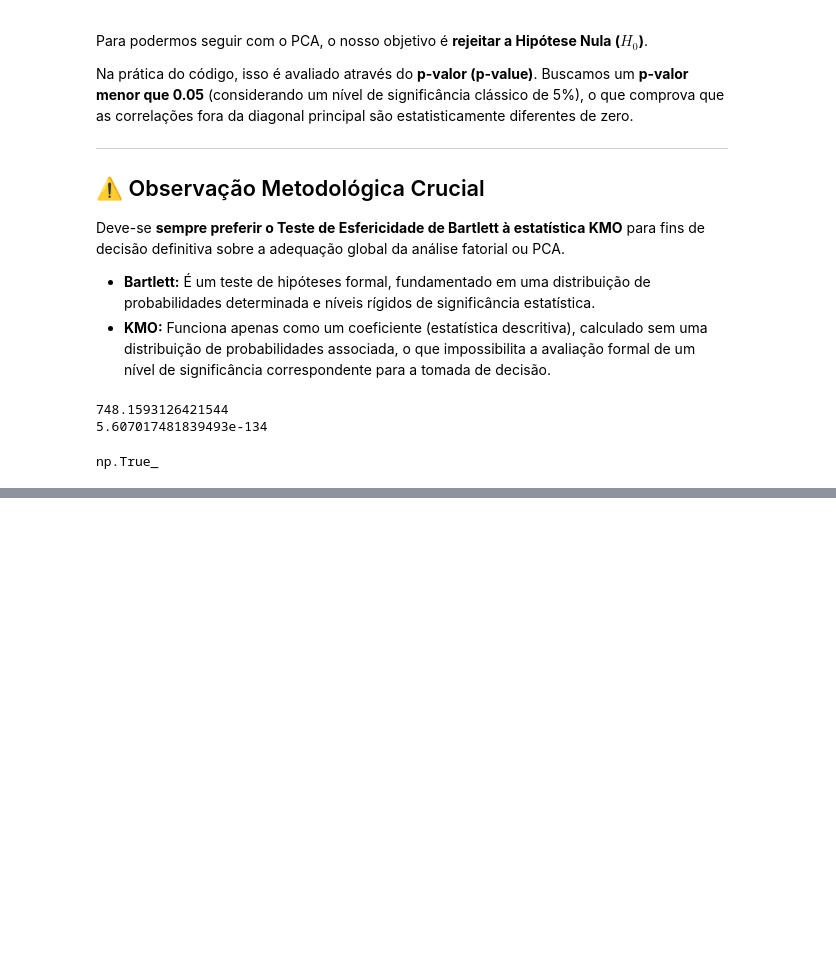
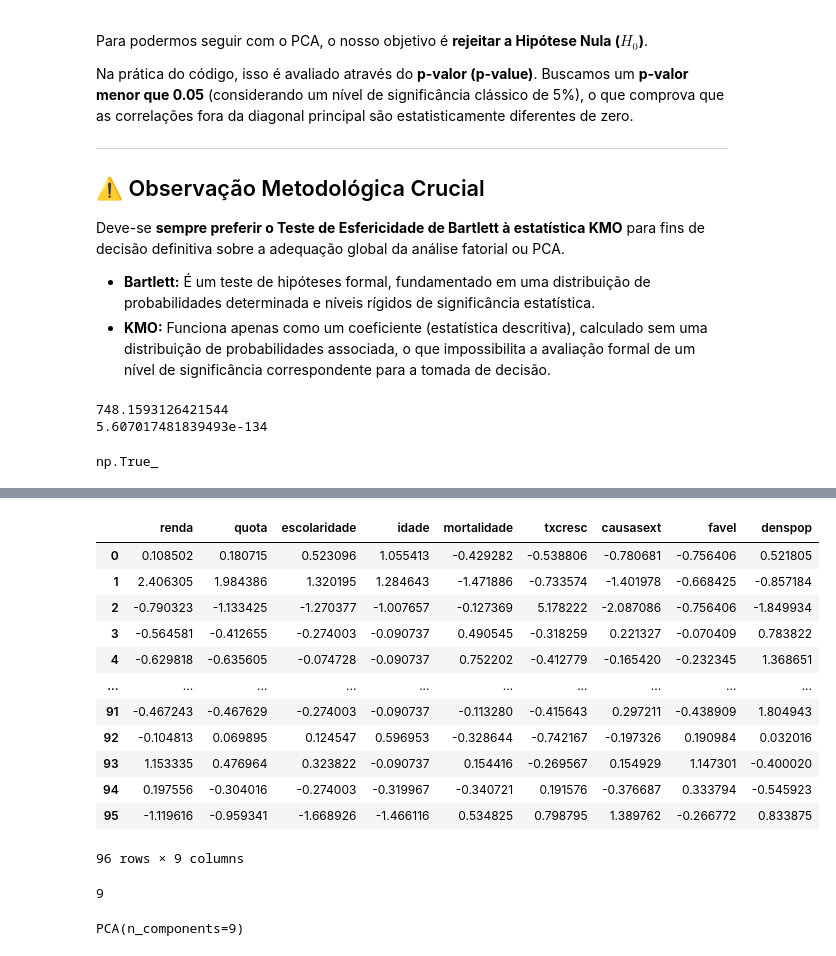
Before and after one commit to Vagnerkrg/sp-urban-segmentation-pca, a Jupyter notebook: analise_pca.ipynb, the cells around one changed output, grey strips where cells are left out. Cells and saved outputs as stored; diff of their text form; code cells hidden in the pictures; blank space fills up the shorter version.

```diff
--- a/analise_pca.ipynb
+++ b/analise_pca.ipynb
@@ -150,0 +208,4 @@ np.True_
+# %%
+padronizar = StandardScaler()
+variaveis_numericas = padronizar.fit_transform(variaveis_numericas)
+variaveis_numericas
@@ -150,0 +230,17 @@ np.True_
+# %%
+dados_padronizados = pd.DataFrame(variaveis_numericas, columns = colunas_numericas)
+dados_padronizados
+# %% [output]
+|  | renda | quota | escolaridade | idade | mortalidade | txcresc | causasext | favel | denspop |
+| 0 | 0.108502 | 0.180715 | 0.523096 | 1.055413 | -0.429282 | -0.538806 | -0.780681 | -0.756406 | 0.521805 |
+| 1 | 2.406305 | 1.984386 | 1.320195 | 1.284643 | -1.471886 | -0.733574 | -1.401978 | -0.668425 | -0.857184 |
+| 2 | -0.790323 | -1.133425 | -1.270377 | -1.007657 | -0.127369 | 5.178222 | -2.087086 | -0.756406 | -1.849934 |
+| 3 | -0.564581 | -0.412655 | -0.274003 | -0.090737 | 0.490545 | -0.318259 | 0.221327 | -0.070409 | 0.783822 |
+| 4 | -0.629818 | -0.635605 | -0.074728 | -0.090737 | 0.752202 | -0.412779 | -0.165420 | -0.232345 | 1.368651 |
+| ... | ... | ... | ... | ... | ... | ... | ... | ... | ... |
+| 91 | -0.467243 | -0.467629 | -0.274003 | -0.090737 | -0.113280 | -0.415643 | 0.297211 | -0.438909 | 1.804943 |
+| 92 | -0.104813 | 0.069895 | 0.124547 | 0.596953 | -0.328644 | -0.742167 | -0.197326 | 0.190984 | 0.032016 |
+| 93 | 1.153335 | 0.476964 | 0.323822 | -0.090737 | 0.154416 | -0.269567 | 0.154929 | 1.147301 | -0.400020 |
+| 94 | 0.197556 | -0.304016 | -0.274003 | -0.319967 | -0.340721 | 0.191576 | -0.376687 | 0.333794 | -0.545923 |
+| 95 | -1.119616 | -0.959341 | -1.668926 | -1.466116 | 0.534825 | 0.798795 | 1.389762 | -0.266772 | 0.833875 |
+96 rows × 9 columns
@@ -150,0 +249,10 @@ np.True_
+# %%
+n_fatores = dados_padronizados.shape[1]
+n_fatores
+# %% [output]
+9
+# %%
+pca = PCA(n_components = n_fatores)
+pca.fit(dados_padronizados)
+# %% [output]
+PCA(n_components=9)
```
Also changed, not shown: parts of 6 cells of this notebook.
